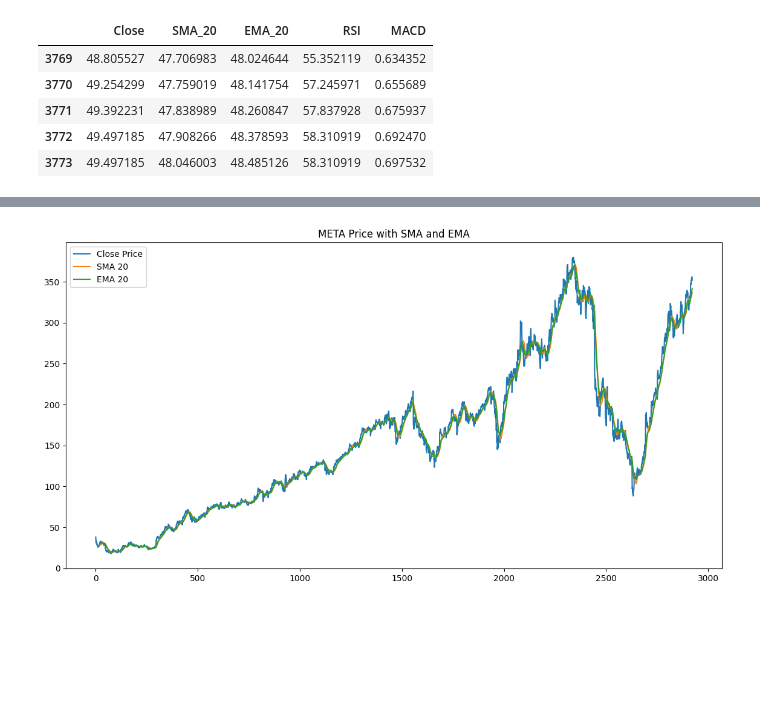
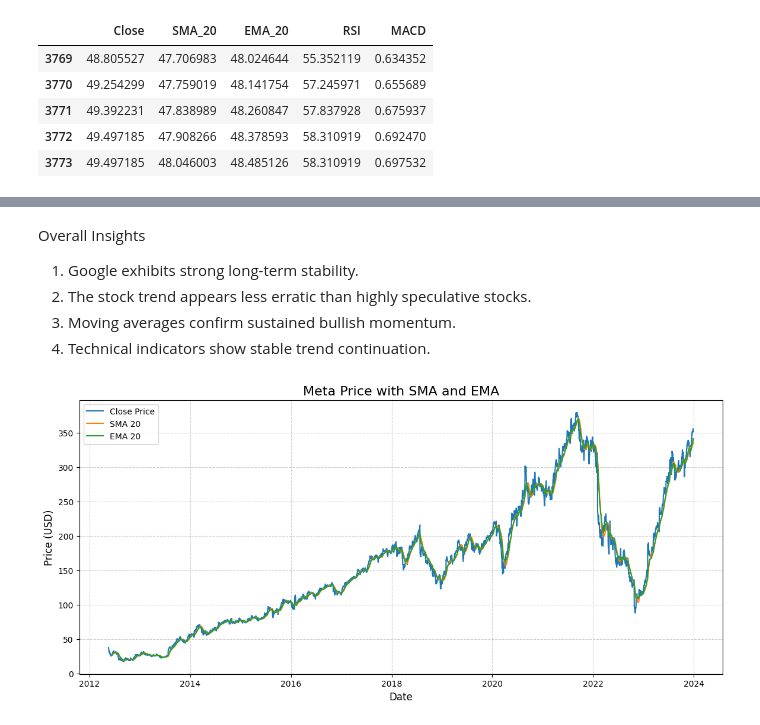
Before and after one commit to yenguandroid/Predicting-Price-using-news-sentiment-analysis, a Jupyter notebook: notebooks/task2_quantitative_analysis.ipynb, the cells around one changed output, grey strips where cells are left out. Cells and saved outputs as stored; diff of their text form; code cells hidden in the pictures; blank space fills up the shorter version.

```diff
--- a/notebooks/task2_quantitative_analysis.ipynb
+++ b/notebooks/task2_quantitative_analysis.ipynb
@@ -180,18 +217,30 @@ plt.show()
+# %% [markdown]
+Overall Insights
+1. Google exhibits strong long-term stability.
+2. The stock trend appears less erratic than highly speculative stocks.
+3. Moving averages confirm sustained bullish momentum.
+4. Technical indicators show stable trend continuation.
 # %%
 #Visualization for META Price + Moving Averages
 import matplotlib.pyplot as plt
 
 meta = datasets["META"]
 
-plt.figure(figsize=(14,7))
+plt.figure(figsize=(14,6))
 
-plt.plot(meta['Close'], label='Close Price')
-plt.plot(meta['SMA_20'], label='SMA 20')
-plt.plot(meta['EMA_20'], label='EMA 20')
+plt.plot(meta['Date'], meta['Close'], label='Close Price')
+plt.plot(meta['Date'], meta['SMA_20'], label='SMA 20')
+plt.plot(meta['Date'], meta['EMA_20'], label='EMA 20')
 
-plt.title("META Price with SMA and EMA")
+plt.title("Meta Price with SMA and EMA", fontsize=16)
+
+plt.xlabel("Date", fontsize=12)
+plt.ylabel("Price (USD)", fontsize=12)
+
 plt.legend()
 
+plt.grid(True, linestyle='--', alpha=0.6)
+
 plt.show()
 # %% [output]
-[figure, old version]
+[figure, new version]
```
Also changed, not shown: parts of 10 cells of this notebook.
